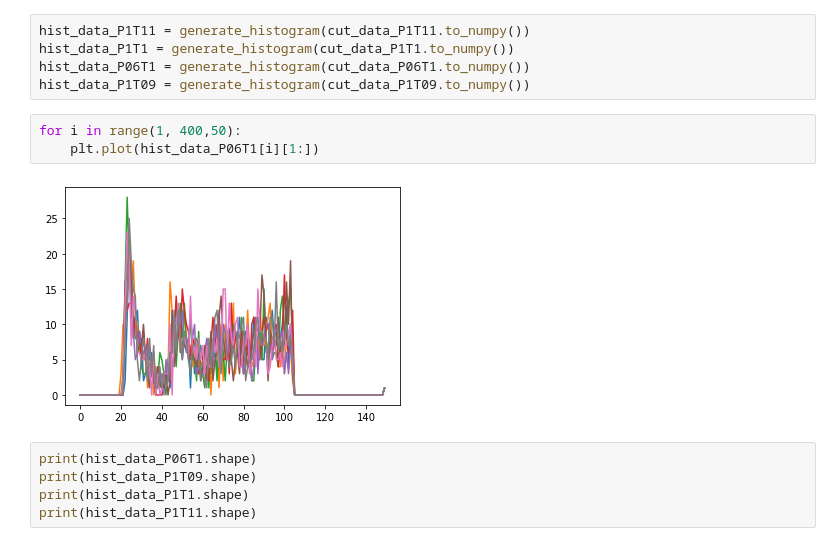
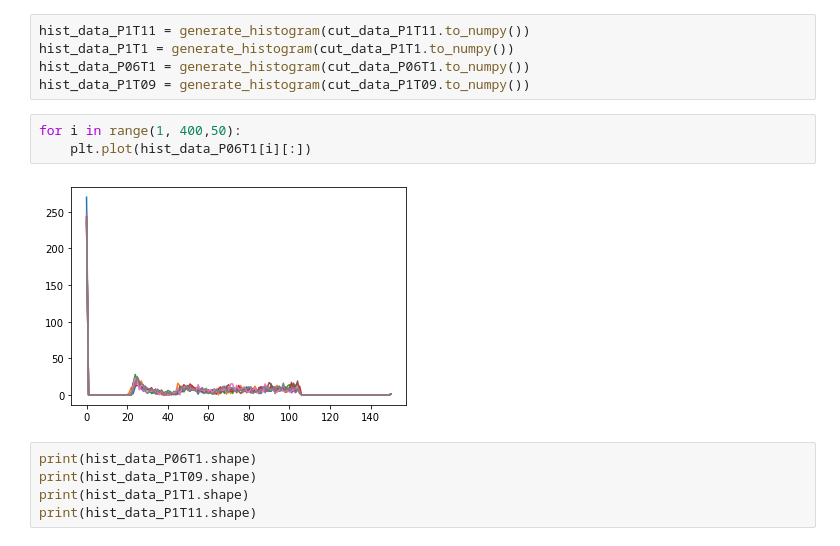
Before and after one commit to ChangyiYang/SimpleLSTM, a Jupyter notebook: GeneralLSTM.ipynb, the cells around one changed output. Drawn from its saved outputs; the diff is of its cells as text.

```diff
--- a/GeneralLSTM.ipynb
+++ b/GeneralLSTM.ipynb
@@ -142,9 +142,9 @@ hist_data_P06T1 = generate_histogram(cut_data_P06T1.to_numpy())
 hist_data_P1T09 = generate_histogram(cut_data_P1T09.to_numpy())
 # %%
 for i in range(1, 400,50):
-    plt.plot(hist_data_P06T1[i][1:])
+    plt.plot(hist_data_P06T1[i][:])
 # %% [output]
-[figure, old version]
+[figure, new version]
 # %%
 print(hist_data_P06T1.shape)
 print(hist_data_P1T09.shape)
```
Also changed, not shown: parts of 11 cells of this notebook, 2 other files.
